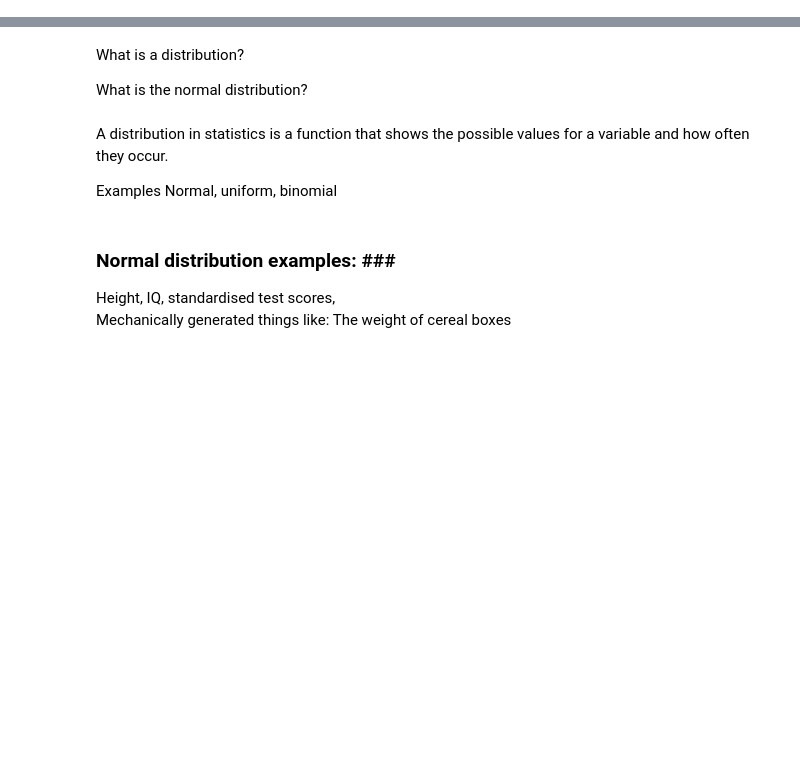
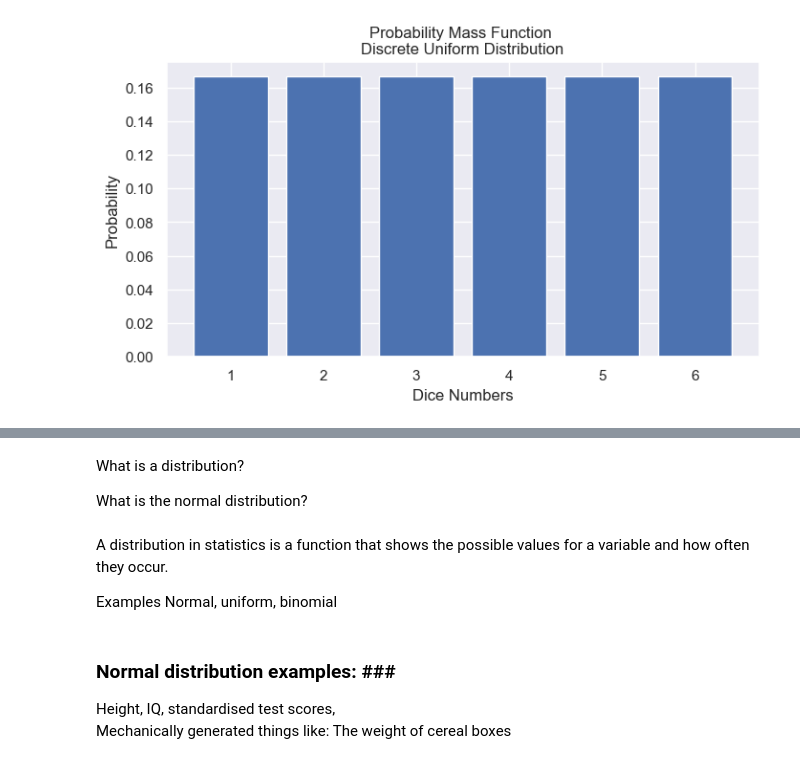
Before and after one commit to ShaneOG2/fund-data-analysis-assessment, a Jupyter notebook: Practicals/Normal Distribution Notebook.ipynb, the cells around one changed output, grey strips where cells are left out. Drawn from its saved outputs; the diff is of its cells as text; code cells hidden in the pictures; blank space fills up the shorter version.

Commit message:
Fixed normal distribution charts

```diff
--- a/Practicals/Normal Distribution Notebook.ipynb
+++ b/Practicals/Normal Distribution Notebook.ipynb
@@ -16,0 +100,14 @@ import scipy.stats as ss
+# %%
+dUniformpmf = lambda n: 1 / n
+one_dice = [x for x in range(1, 7)]
+
+prob = [dUniformpmf(len(one_dice)) for d in one_dice]
+
+fig, ax = plt.subplots(figsize=(8,4))
+ax.set_xlabel("Dice Numbers")
+ax.set_ylabel("Probability")
+ax.set_title("Probability Mass Function \nDiscrete Uniform Distribution")
+
+ax.bar(one_dice, prob);
+# %% [output]
+[figure, added]
```
Also changed, not shown: parts of 35 cells of this notebook.
